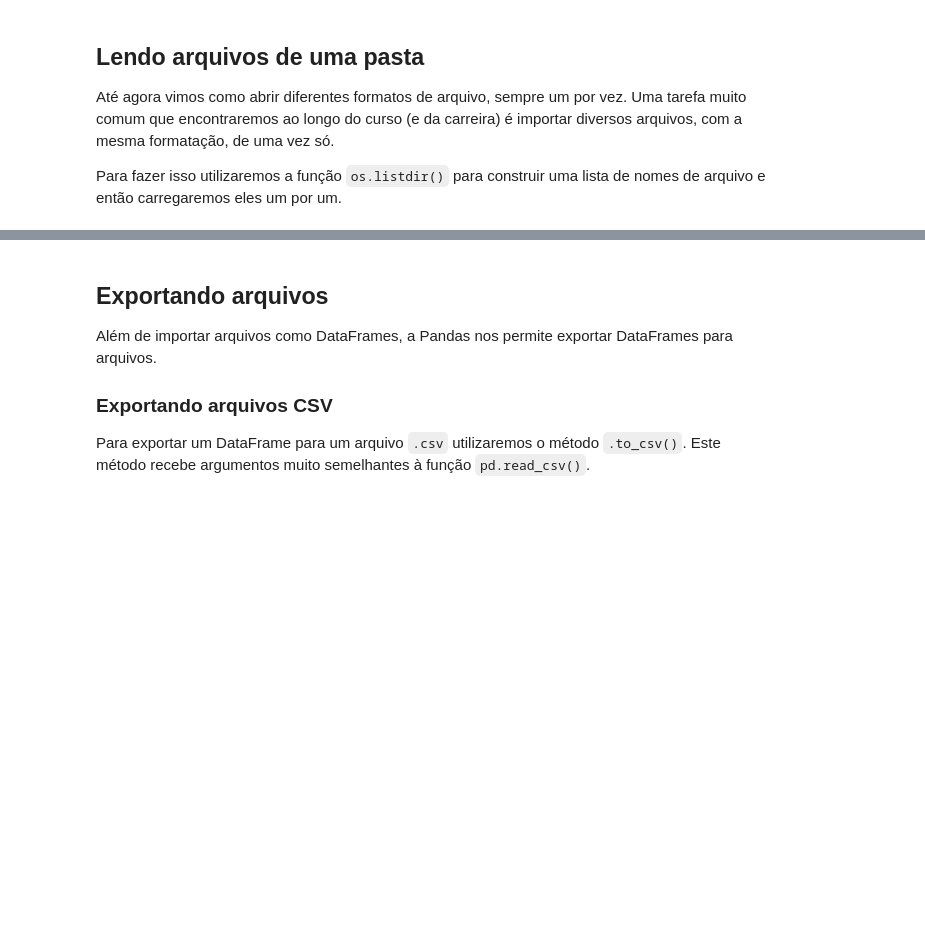
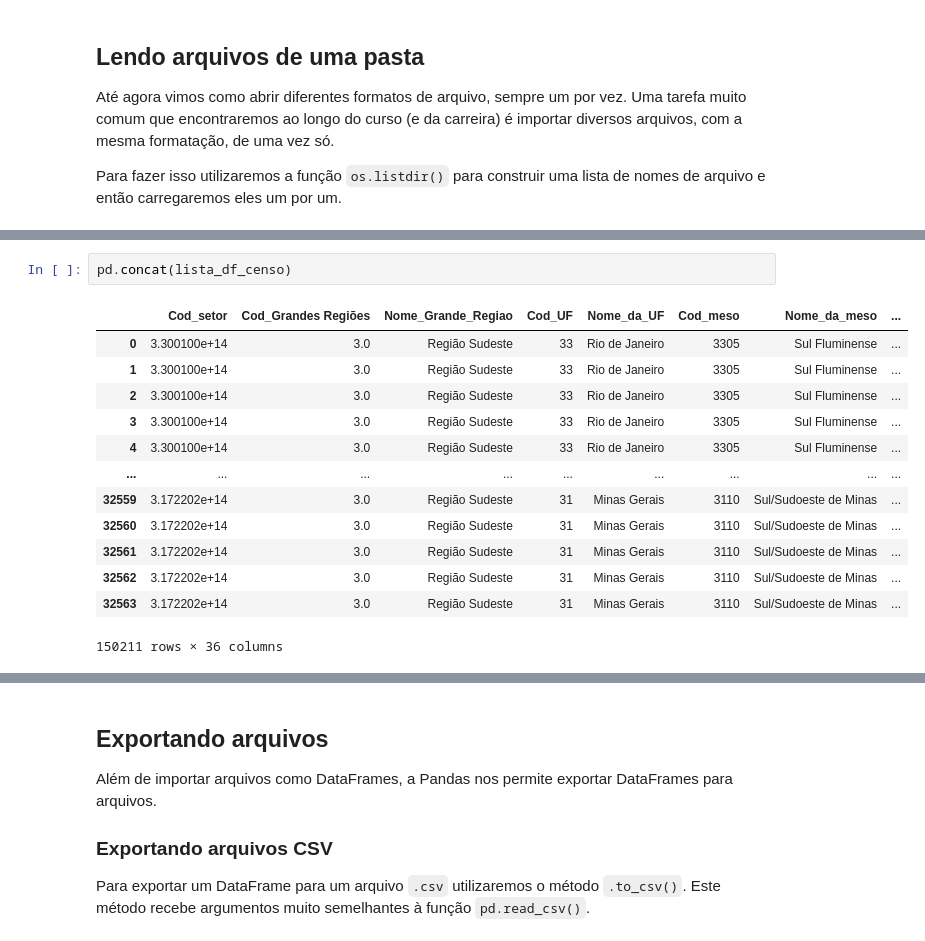
Before and after one commit to sadguilherme/99_PT_JAN2023, a Jupyter notebook: aulas/20230204 Import and Exporting in Pandas.ipynb, the cells around one changed output, grey strips where cells are left out. Drawn from its saved outputs; the diff is of its cells as text; blank space fills up the shorter version.

```diff
--- a/aulas/20230204 Import and Exporting in Pandas.ipynb
+++ b/aulas/20230204 Import and Exporting in Pandas.ipynb
@@ -301,0 +724,16 @@ lista_df_censo[0].info()
+# %%
+pd.concat(lista_df_censo)
+# %% [output]
+|  | Cod_setor | Cod_Grandes Regiões | Nome_Grande_Regiao | Cod_UF | Nome_da_UF | Cod_meso | Nome_da_meso | ... |
+| 0 | 3.300100e+14 | 3.0 | Região Sudeste | 33 | Rio de Janeiro | 3305 | Sul Fluminense | ... |
+| 1 | 3.300100e+14 | 3.0 | Região Sudeste | 33 | Rio de Janeiro | 3305 | Sul Fluminense | ... |
+| 2 | 3.300100e+14 | 3.0 | Região Sudeste | 33 | Rio de Janeiro | 3305 | Sul Fluminense | ... |
+| 3 | 3.300100e+14 | 3.0 | Região Sudeste | 33 | Rio de Janeiro | 3305 | Sul Fluminense | ... |
+| 4 | 3.300100e+14 | 3.0 | Região Sudeste | 33 | Rio de Janeiro | 3305 | Sul Fluminense | ... |
+| ... | ... | ... | ... | ... | ... | ... | ... | ... |
+| 32559 | 3.172202e+14 | 3.0 | Região Sudeste | 31 | Minas Gerais | 3110 | Sul/Sudoeste de Minas | ... |
+| 32560 | 3.172202e+14 | 3.0 | Região Sudeste | 31 | Minas Gerais | 3110 | Sul/Sudoeste de Minas | ... |
+| 32561 | 3.172202e+14 | 3.0 | Região Sudeste | 31 | Minas Gerais | 3110 | Sul/Sudoeste de Minas | ... |
+| 32562 | 3.172202e+14 | 3.0 | Região Sudeste | 31 | Minas Gerais | 3110 | Sul/Sudoeste de Minas | ... |
+| 32563 | 3.172202e+14 | 3.0 | Região Sudeste | 31 | Minas Gerais | 3110 | Sul/Sudoeste de Minas | ... |
+150211 rows × 36 columns
```
Also changed, not shown: parts of 55 cells of this notebook, 6 other files.
